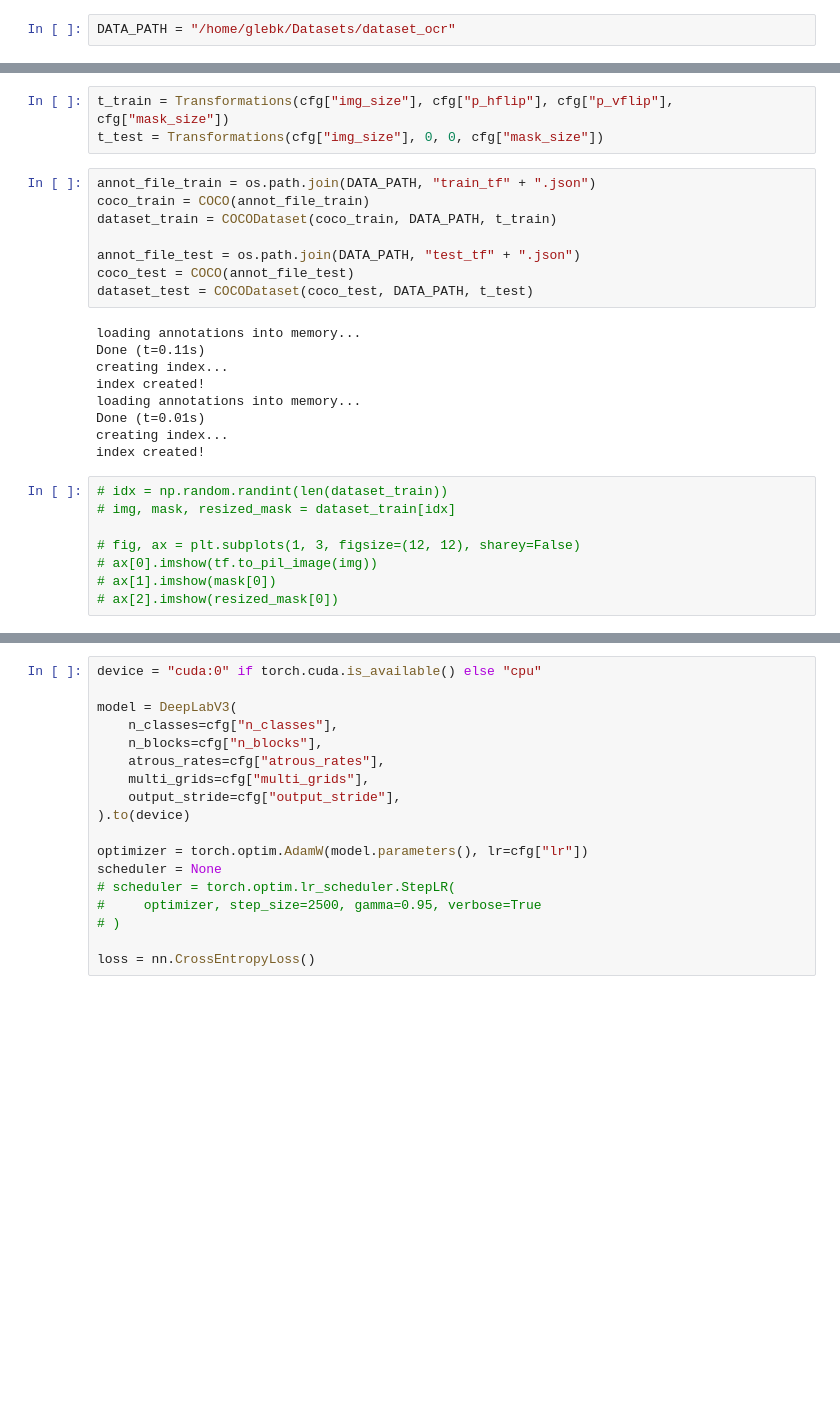
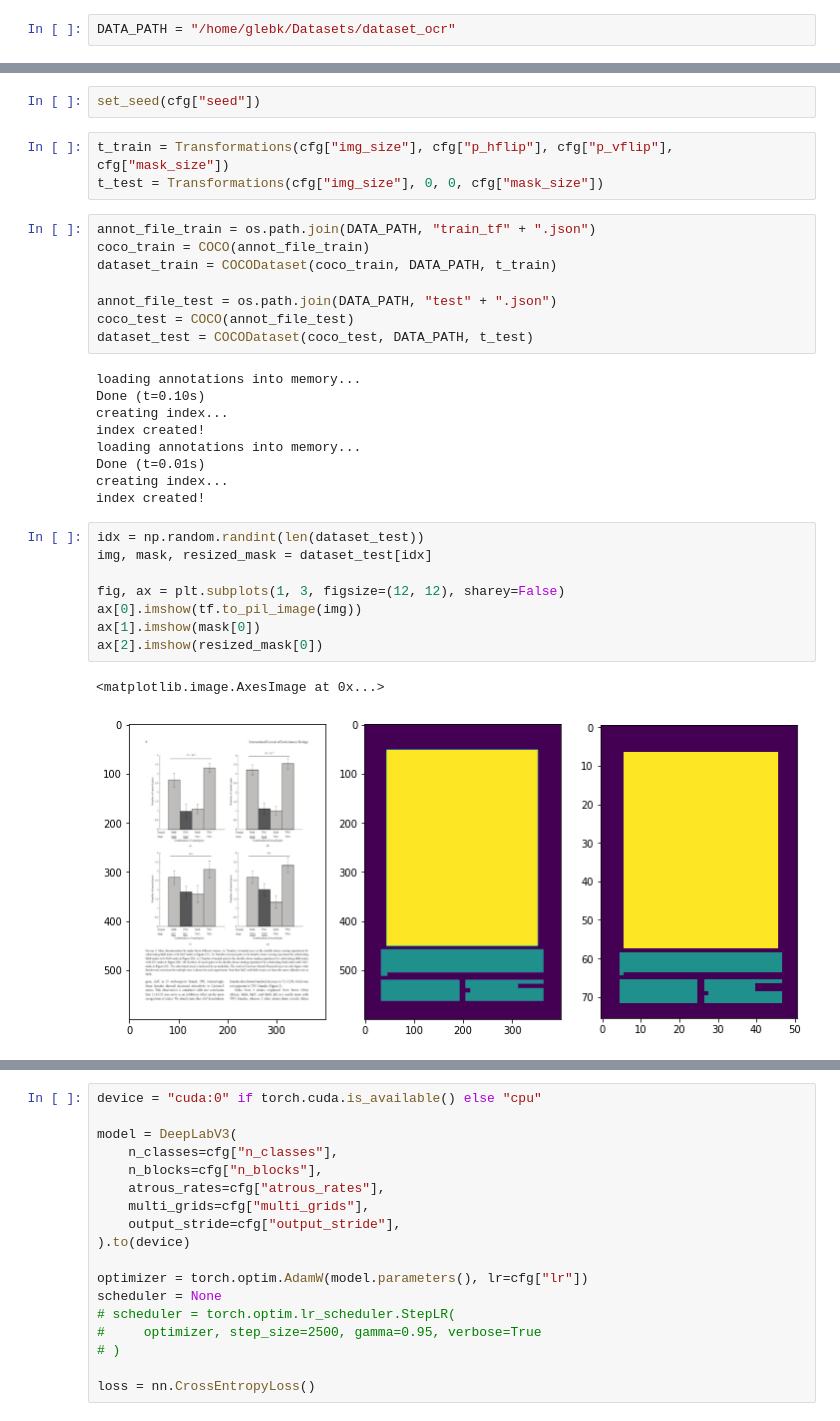
Before and after one commit to kumgleb/OCR_doc_layout, a Jupyter notebook: train.ipynb, the cells around one changed output, grey strips where cells are left out. Drawn from its saved outputs; the diff is of its cells as text; blank space fills up the shorter version.

Commit message:
annot bug fixed

```diff
--- a/train.ipynb
+++ b/train.ipynb
@@ -44,3 +43,5 @@ cfg
+# %%
+set_seed(cfg["seed"])
 # %%
 t_train = Transformations(cfg["img_size"], cfg["p_hflip"], cfg["p_vflip"], cfg["mask_size"])
 t_test = Transformations(cfg["img_size"], 0, 0, cfg["mask_size"])
@@ -49,12 +50,12 @@ annot_file_train = os.path.join(DATA_PATH, "train_tf" + ".json")
 coco_train = COCO(annot_file_train)
 dataset_train = COCODataset(coco_train, DATA_PATH, t_train)
 
-annot_file_test = os.path.join(DATA_PATH, "test_tf" + ".json")
+annot_file_test = os.path.join(DATA_PATH, "test" + ".json")
 coco_test = COCO(annot_file_test)
 dataset_test = COCODataset(coco_test, DATA_PATH, t_test)
 # %% [output]
 loading annotations into memory...
-Done (t=0.11s)
+Done (t=0.10s)
 creating index...
 index created!
 loading annotations into memory...
@@ -62,13 +63,16 @@ Done (t=0.01s)
 creating index...
 index created!
 # %%
-# idx = np.random.randint(len(dataset_train))
-# img, mask, resized_mask = dataset_train[idx]
+idx = np.random.randint(len(dataset_test))
+img, mask, resized_mask = dataset_test[idx]
 
-# fig, ax = plt.subplots(1, 3, figsize=(12, 12), sharey=False)
-# ax[0].imshow(tf.to_pil_image(img))
-# ax[1].imshow(mask[0])
-# ax[2].imshow(resized_mask[0])
+fig, ax = plt.subplots(1, 3, figsize=(12, 12), sharey=False)
+ax[0].imshow(tf.to_pil_image(img))
+ax[1].imshow(mask[0])
+ax[2].imshow(resized_mask[0])
+# %% [output]
+<matplotlib.image.AxesImage at 0x...>
+[figure, added]
 # %%
 if cfg["wandb_logging"]:
     wandb.init(project="OCR", entity="glebk")
```
Also changed, not shown: parts of 13 cells of this notebook, 4 other files.
